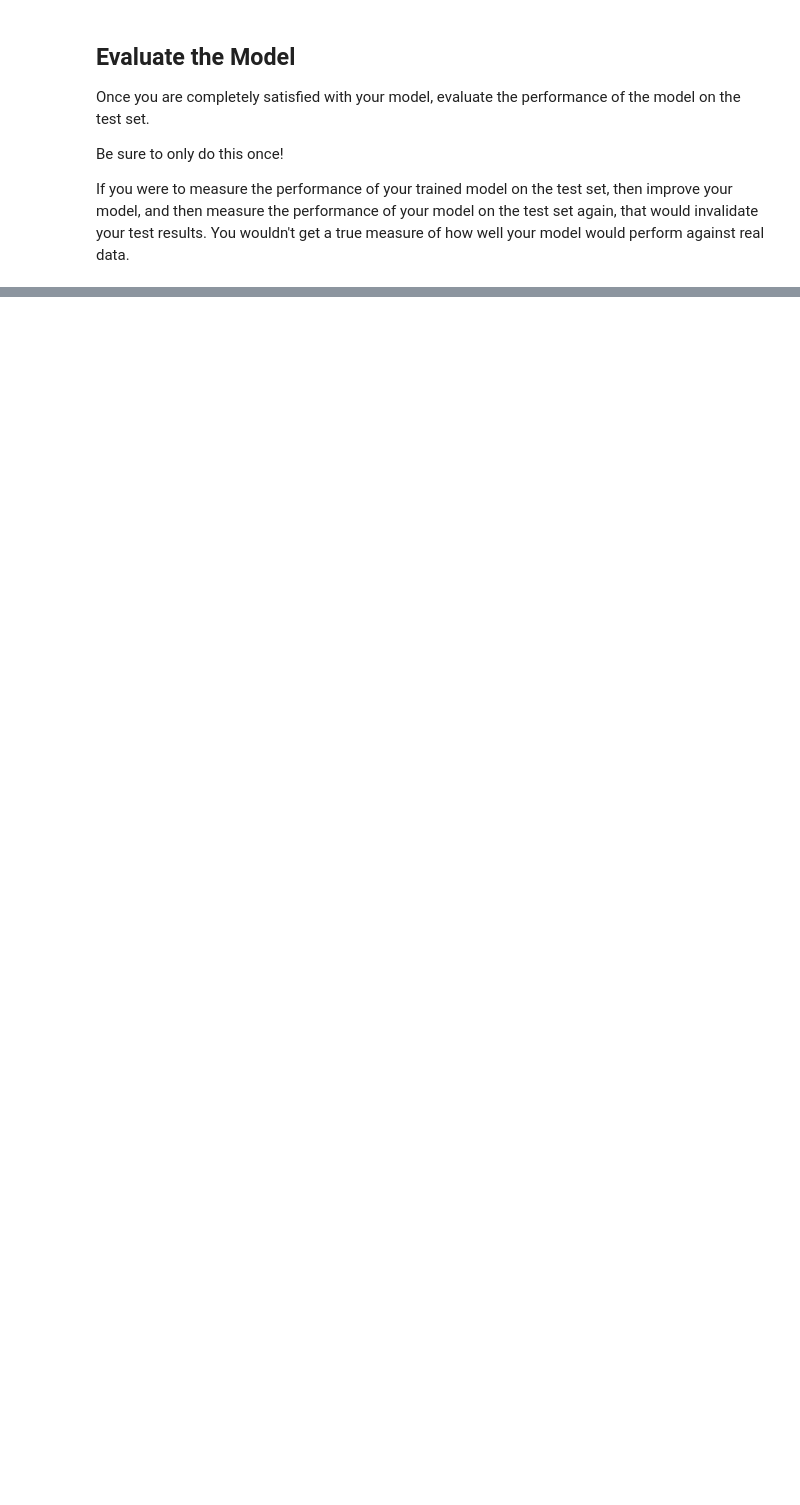
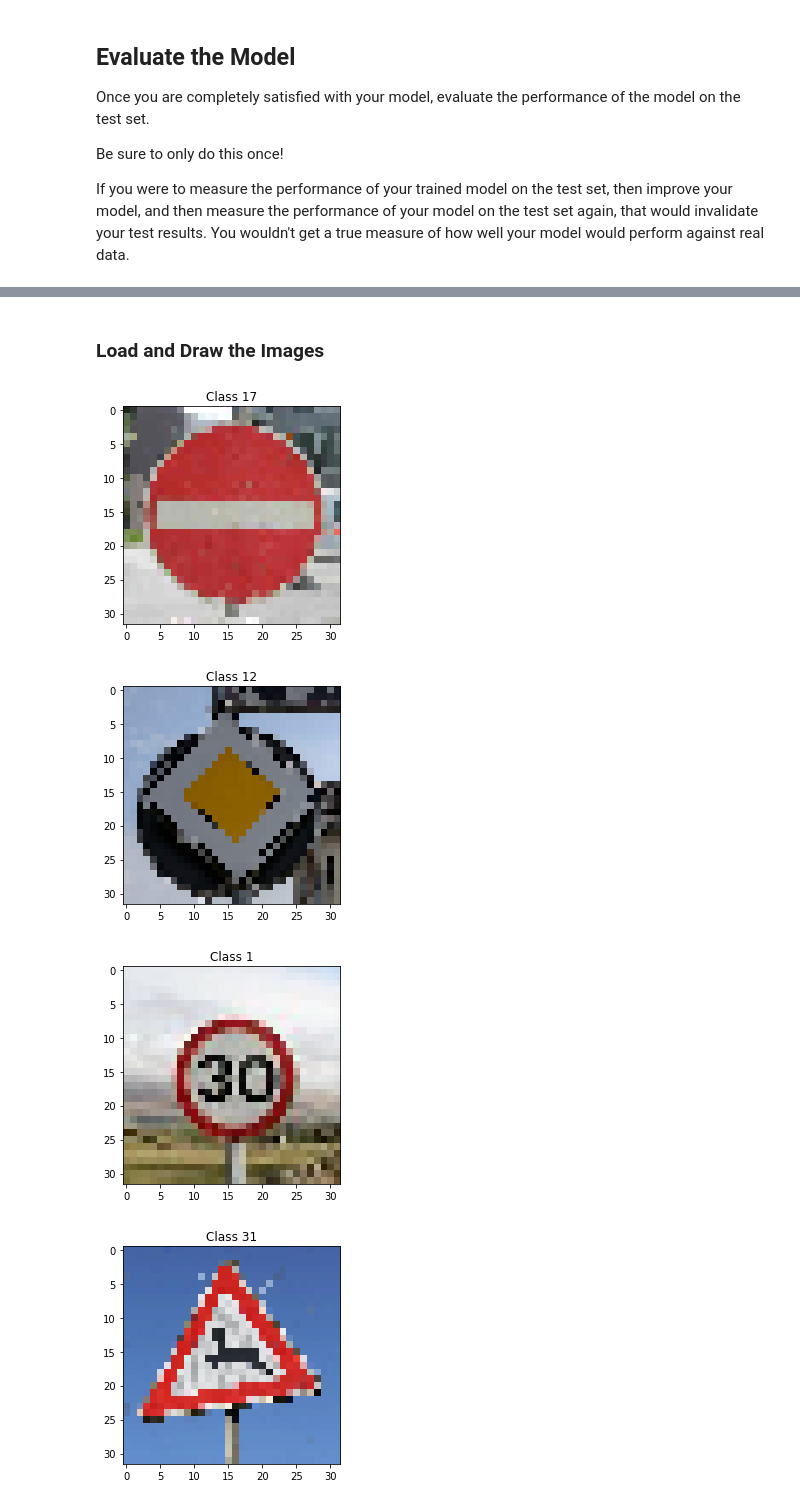
Before and after one commit to jahoo459/self_driving_car_nd_project_3, a Jupyter notebook: Traffic_Sign_Classifier.ipynb, the cells around one changed output, grey strips where cells are left out. Drawn from its saved outputs; the diff is of its cells as text; code cells hidden in the pictures; blank space fills up the shorter version.

```diff
--- a/Traffic_Sign_Classifier.ipynb
+++ b/Traffic_Sign_Classifier.ipynb
@@ -156,11 +139,11 @@ Use the code cell (or multiple code cells, if necessary) to implement the first
 ### Feel free to use as many code cells as needed.
 import numpy as np
 
-#Normalize the data
-# print(X_train)
-X_train_norm = (X_train) / 255
-X_test_norm = (X_test) / 255
-X_valid_norm = (X_valid) / 255
+# Normalize the data
+
+X_train_norm = X_train / 255
+X_test_norm = X_test / 255
+X_valid_norm = X_valid / 255
 
 
 # print(X_train_norm)
@@ -314,12 +312,3 @@ After each epoch, measure the loss and accuracy of the validation set.
 Save the model after training.
 
 You do not need to modify this section.
-# %%
-from sklearn.utils import shuffle
-X_train_norm, y_train = shuffle(X_train_norm, y_train)
-
-#debug
-print(y_train[0])
-print(np.min(X_train_norm[0]))
-print(np.max(X_train_norm[0]))
-plt.imshow(X_train_norm[0])
@@ -379,0 +386,2 @@ If you were to measure the performance of your trained model on the test set, th
+# %% [markdown]
+### Load and Draw the Images
@@ -379,0 +426,17 @@ If you were to measure the performance of your trained model on the test set, th
+# %%
+# Draw the images
+imgList = np.empty((5,32,32,3), dtype=float)
+labels = []
+labels, imgList = read_images()
+labels = np.array(labels)
+
+
+for i in range(len(labels)):
+    plt.figure()
+    plt.imshow(imgList[i])
+    plt.title("Class " + str(labels[i]))
+# %% [output]
+[figure, added]
+[figure, added]
+[figure, added]
+[figure, added]
```
Also changed, not shown: parts of 40 cells of this notebook, 6 other files.
